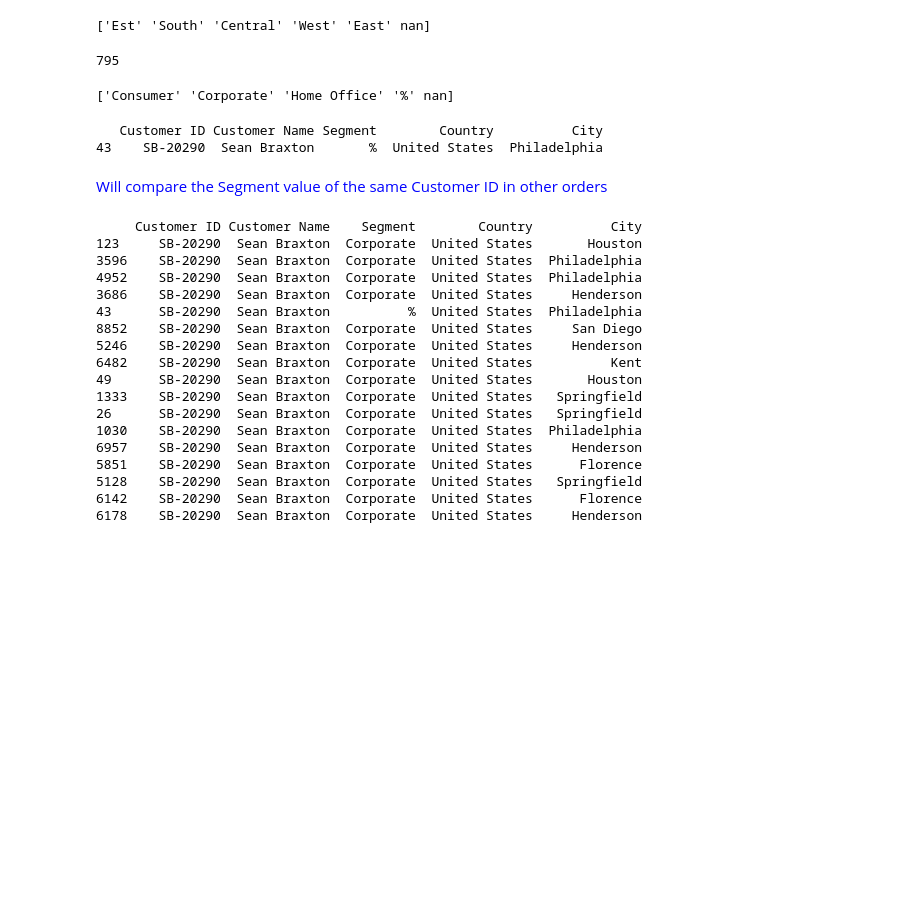
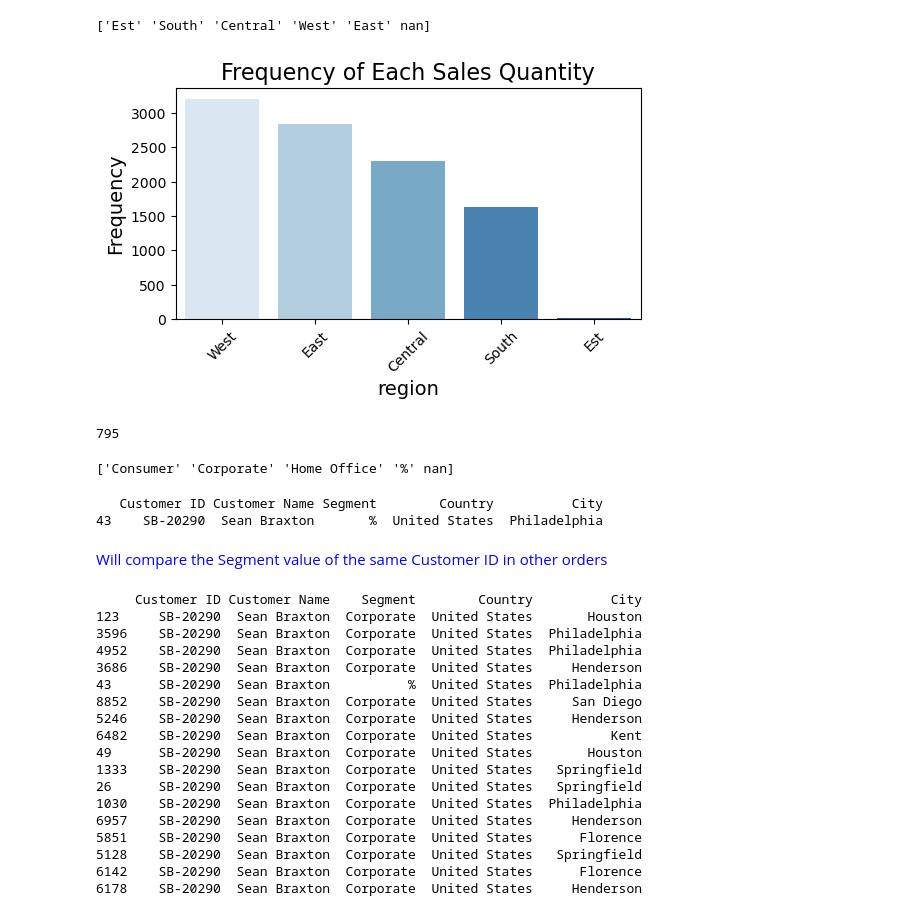
Before and after one commit to hennypurwadi/771951_Dataset_Analysis, a Jupyter notebook: 202370140.ipynb, the cells around one changed output. Saved outputs shown, nothing was run; the diff lists cells and outputs as text; code cells hidden in the pictures; blank space fills up the shorter version.

```diff
--- a/202370140.ipynb
+++ b/202370140.ipynb
@@ -1265,6 +1285,17 @@ unique_region = df_Customer['Region'].unique()
 print(unique_region)
 # %% [output]
 ['Est' 'South' 'Central' 'West' 'East' nan]
+# %%
+df_Customer_region_counts = df_Customer['Region'].value_counts()
+plt.figure(figsize=(6, 3))
+sns.barplot(x=df_Customer_region_counts.index, y=df_Customer_region_counts.values, palette='Blues')
+plt.title('Frequency of Each Sales Quantity', fontsize=16)
+plt.xlabel('region', fontsize=14)
+plt.ylabel('Frequency', fontsize=14)
+plt.xticks(rotation=45)
+plt.show()
+# %% [output]
+[figure, added]
 # %%
 #Finding Outliers in df_Customer['Customer Name']
 
```
Also changed, not shown: parts of 22 cells of this notebook.
